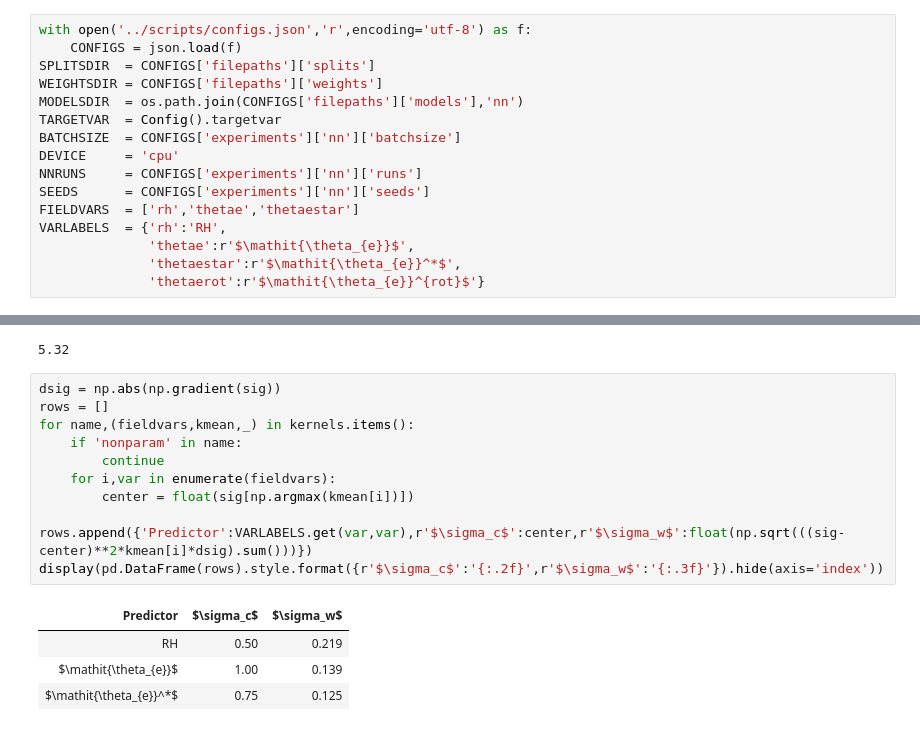
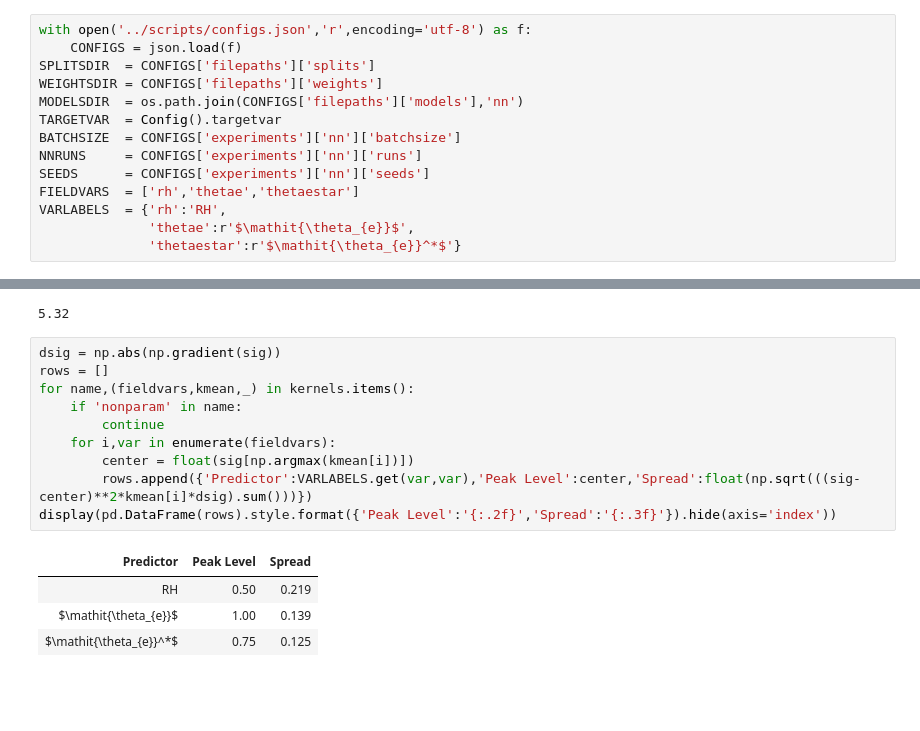
Before and after one commit to savannahferretti/monsoon-discovery, a Jupyter notebook: notebooks/weights.ipynb, the cells around one changed output, grey strips where cells are left out. Cells and saved outputs as stored; diff of their text form; blank space fills up the shorter version.

```diff
--- a/notebooks/weights.ipynb
+++ b/notebooks/weights.ipynb
@@ -41,14 +41,12 @@ WEIGHTSDIR = CONFIGS['filepaths']['weights']
 MODELSDIR  = os.path.join(CONFIGS['filepaths']['models'],'nn')
 TARGETVAR  = Config().targetvar
 BATCHSIZE  = CONFIGS['experiments']['nn']['batchsize']
-DEVICE     = 'cpu'
 NNRUNS     = CONFIGS['experiments']['nn']['runs']
 SEEDS      = CONFIGS['experiments']['nn']['seeds']
 FIELDVARS  = ['rh','thetae','thetaestar']
 VARLABELS  = {'rh':'RH',
               'thetae':r'$\mathit{\theta_{e}}$',
-              'thetaestar':r'$\mathit{\theta_{e}}^*$',
-              'thetaerot':r'$\mathit{\theta_{e}}^{rot}$'}
+              'thetaestar':r'$\mathit{\theta_{e}}^*$'}
 # %%
 with xr.open_dataset(os.path.join(SPLITSDIR,'train.h5'),engine='h5netcdf') as ds:
     sig = ds['sig'].values
@@ -112,15 +110,15 @@ print(round(fig.get_figwidth(),2))
 # %%
 dsig = np.abs(np.gradient(sig))
 rows = []
 for name,(fieldvars,kmean,_) in kernels.items():
     if 'nonparam' in name:
         continue
     for i,var in enumerate(fieldvars):
         center = float(sig[np.argmax(kmean[i])])
-        rows.append({'Predictor':VARLABELS.get(var,var),r'$\sigma_c$':center,r'$\sigma_w$':float(np.sqrt(((sig-center)**2*kmean[i]*dsig).sum()))})
-display(pd.DataFrame(rows).style.format({r'$\sigma_c$':'{:.2f}',r'$\sigma_w$':'{:.3f}'}).hide(axis='index'))
+        rows.append({'Predictor':VARLABELS.get(var,var),'Peak Level':center,'Spread':float(np.sqrt(((sig-center)**2*kmean[i]*dsig).sum()))})
+display(pd.DataFrame(rows).style.format({'Peak Level':'{:.2f}','Spread':'{:.3f}'}).hide(axis='index'))
 # %% [output]
-| Predictor | $\sigma_c$ | $\sigma_w$ |
+| Predictor | Peak Level | Spread |
 | RH | 0.50 | 0.219 |
 | $\mathit{\theta_{e}}$ | 1.00 | 0.139 |
 | $\mathit{\theta_{e}}^*$ | 0.75 | 0.125 |
```
Also changed, not shown: parts of 1 cell of this notebook, 3 other files.
